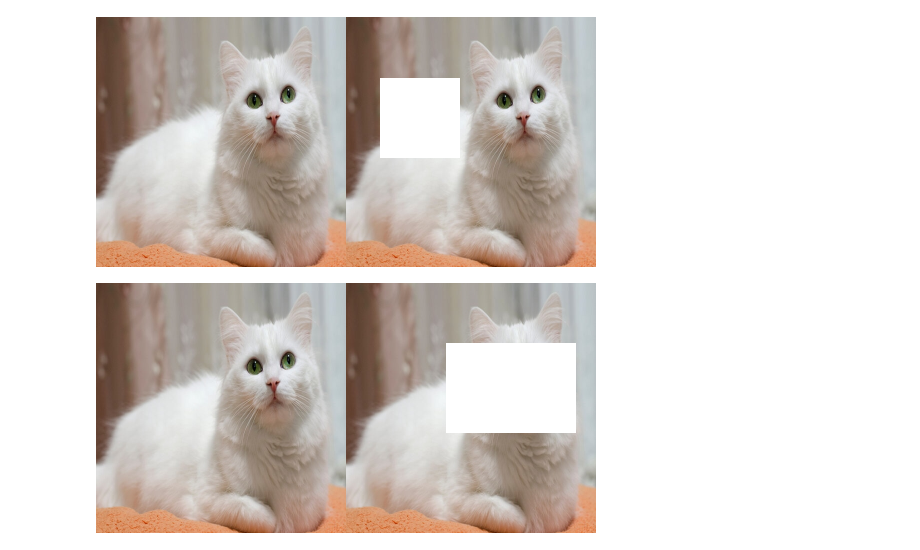
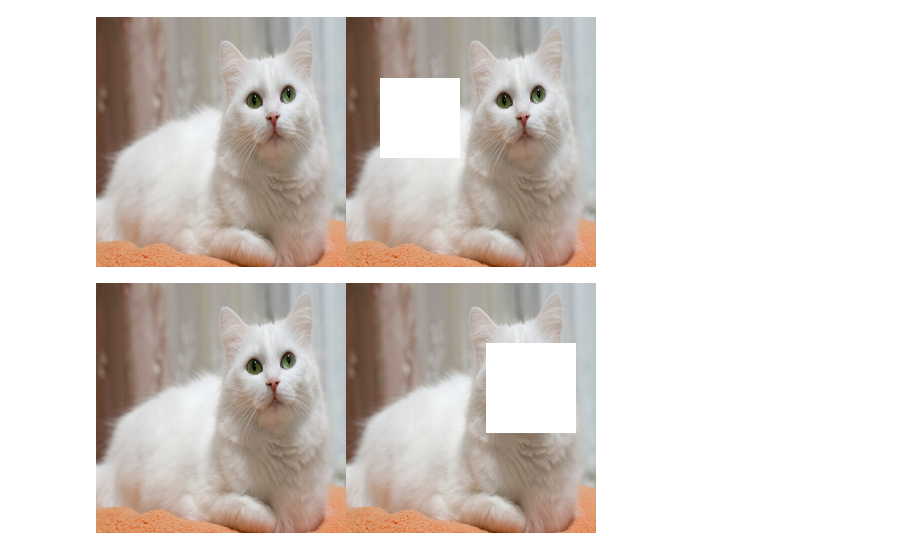
Before and after one commit to Ratnasari124/PCVK_RATNASARI_2024, a Jupyter notebook: week1.ipynb, the cells around one changed output. Saved outputs shown, nothing was run; the diff lists cells and outputs as text; code cells hidden in the pictures.

```diff
--- a/week1.ipynb
+++ b/week1.ipynb
@@ -146,12 +149,12 @@ Gambar dengan Kotak Putih Acak
 # %%
 image_2 = cv.cvtColor(image, cv.COLOR_BGR2RGB)
 image_3 = cv.cvtColor(image, cv.COLOR_BGR2RGB)
 
-for y in range (100, 230): # angka pertama y, angka terakhir y
+for y in range (140, 230): # angka pertama y, angka terakhir y
   for x in range (60, 150): # angka pertama x, angka terakhir x
    image_3[x,y] = [255, 255, 255]
 
 final_frame = cv.hconcat((image_2, image_3))
 cv2_imshow(final_frame)
 # %% [output]
-[figure, old version]
+[figure, new version]
```
Also changed, not shown: parts of 4 cells of this notebook.
